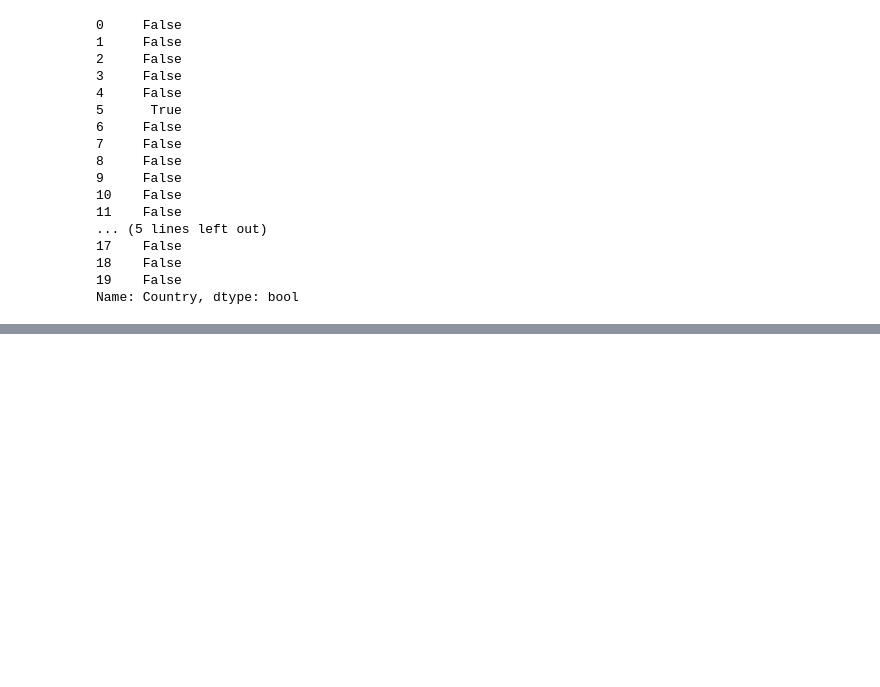
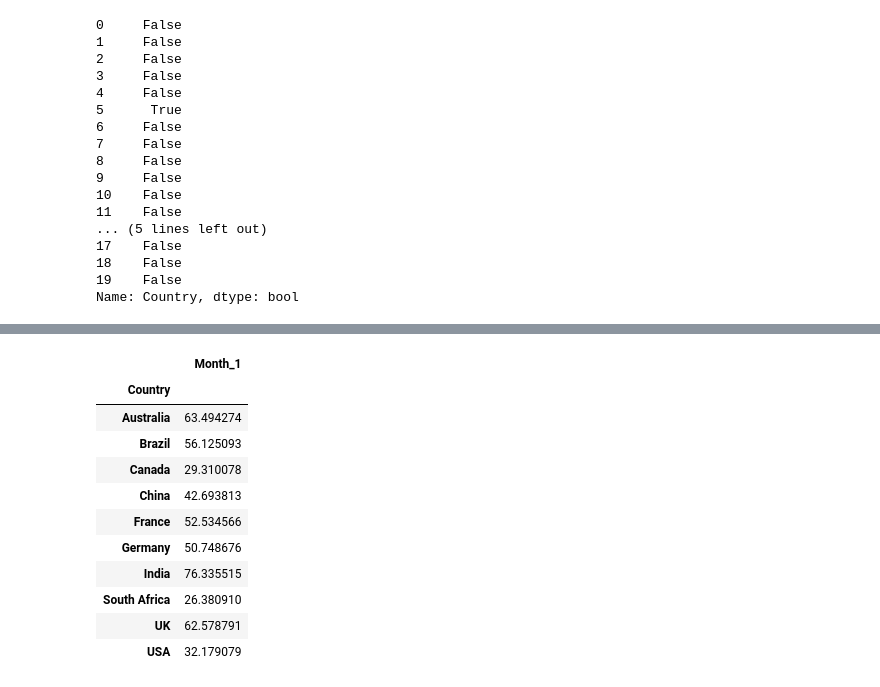
Before and after one commit to Avinash2003-11/Machine-learning, a Jupyter notebook: ML2.ipynb, the cells around one changed output, grey strips where cells are left out. Cells and saved outputs as stored; diff of their text form; code cells hidden in the pictures; blank space fills up the shorter version.

```diff
--- a/ML2.ipynb
+++ b/ML2.ipynb
@@ -376,0 +395,15 @@ df.drop_duplicates()
+# %%
+df.pivot_table(index='Country', values='Month_1', aggfunc="sum")
+# %% [output]
+|  | Month_1 |
+| Country |  |
+| Australia | 63.494274 |
+| Brazil | 56.125093 |
+| Canada | 29.310078 |
+| China | 42.693813 |
+| France | 52.534566 |
+| Germany | 50.748676 |
+| India | 76.335515 |
+| South Africa | 26.380910 |
+| UK | 62.578791 |
+| USA | 32.179079 |
```
Also changed, not shown: parts of 6 cells of this notebook.
